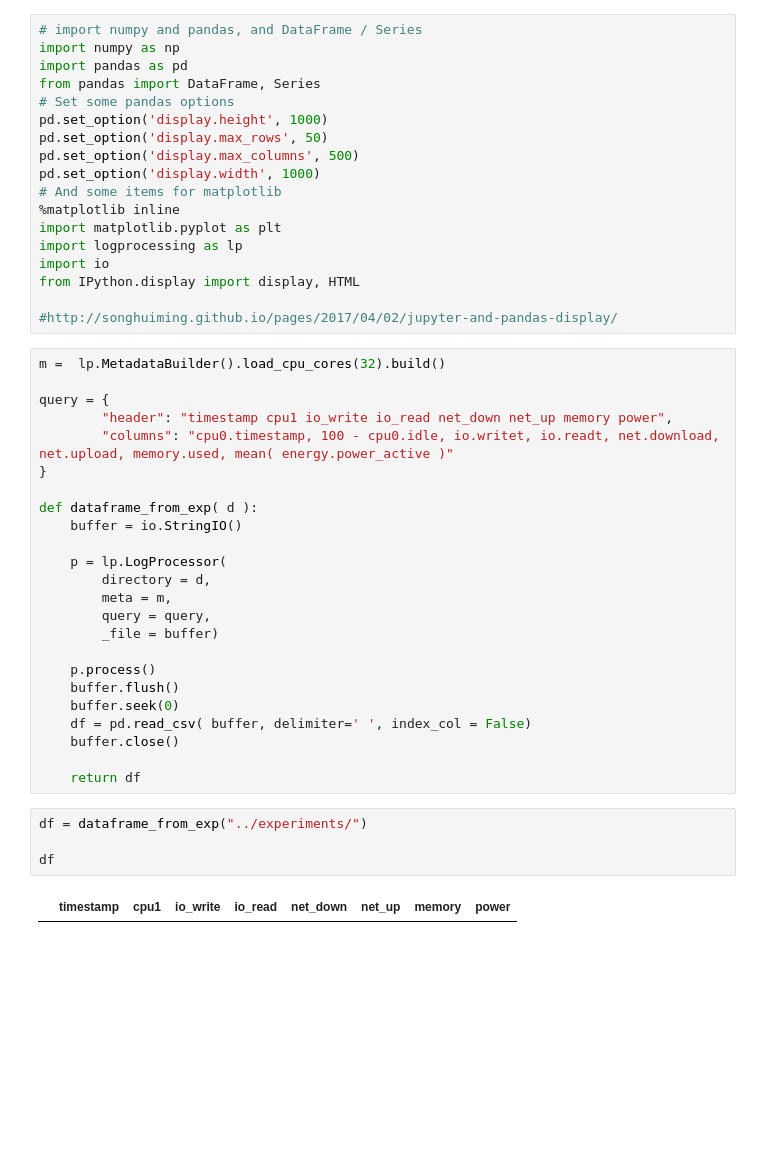
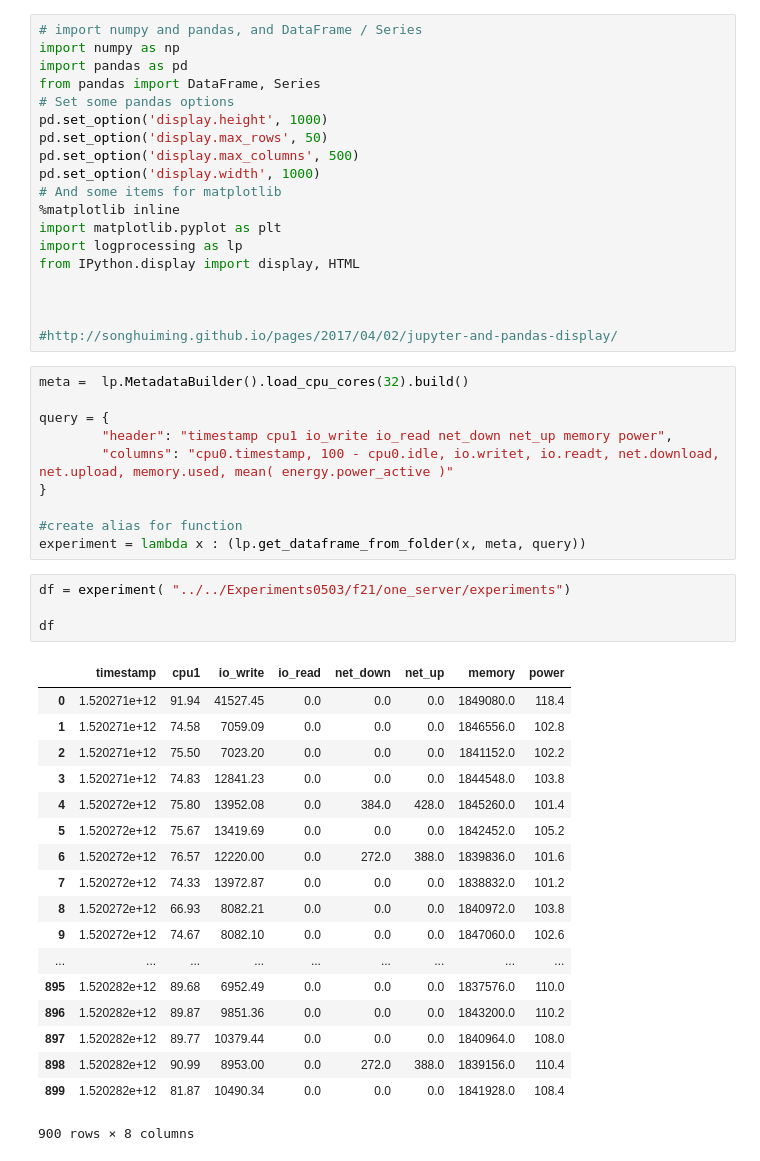
Before and after one commit to danilomo/Energy-Experiments-Data-Processing, a Jupyter notebook: python/linear_regression_example.ipynb, the cells around one changed output. Drawn from its saved outputs; the diff is of its cells as text; blank space fills up the shorter version.

```diff
--- a/python/linear_regression_example.ipynb
+++ b/python/linear_regression_example.ipynb
@@ -12,40 +12,44 @@ pd.set_option('display.width', 1000)
 %matplotlib inline
 import matplotlib.pyplot as plt
 import logprocessing as lp
-import io
 from IPython.display import display, HTML
 
+
+
 #http://songhuiming.github.io/pages/2017/04/02/jupyter-and-pandas-display/
 # %%
-m =  lp.MetadataBuilder().load_cpu_cores(32).build()
+meta =  lp.MetadataBuilder().load_cpu_cores(32).build()
 
 query = {
         "header": "timestamp cpu1 io_write io_read net_down net_up memory power",
         "columns": "cpu0.timestamp, 100 - cpu0.idle, io.writet, io.readt, net.download, net.upload, memory.used, mean( energy.power_active )"
 }
 
-def dataframe_from_exp( d ):
-    buffer = io.StringIO()
-
-    p = lp.LogProcessor(
-        directory = d,
-        meta = m,
-        query = query,
-        _file = buffer)
-
-    p.process()
-    buffer.flush()
-    buffer.seek(0)
-    df = pd.read_csv( buffer, delimiter=' ', index_col = False)
-    buffer.close()
-
-    return df
+#create alias for function
+experiment = lambda x : (lp.get_dataframe_from_folder(x, meta, query))
 # %%
-df = dataframe_from_exp("../experiments/")
+df = experiment( "../../Experiments0503/f21/one_server/experiments")
 
 df
 # %% [output]
 |  | timestamp | cpu1 | io_write | io_read | net_down | net_up | memory | power |
+| 0 | 1.520271e+12 | 91.94 | 41527.45 | 0.0 | 0.0 | 0.0 | 1849080.0 | 118.4 |
+| 1 | 1.520271e+12 | 74.58 | 7059.09 | 0.0 | 0.0 | 0.0 | 1846556.0 | 102.8 |
+| 2 | 1.520271e+12 | 75.50 | 7023.20 | 0.0 | 0.0 | 0.0 | 1841152.0 | 102.2 |
+| 3 | 1.520271e+12 | 74.83 | 12841.23 | 0.0 | 0.0 | 0.0 | 1844548.0 | 103.8 |
+| 4 | 1.520272e+12 | 75.80 | 13952.08 | 0.0 | 384.0 | 428.0 | 1845260.0 | 101.4 |
+| 5 | 1.520272e+12 | 75.67 | 13419.69 | 0.0 | 0.0 | 0.0 | 1842452.0 | 105.2 |
+| 6 | 1.520272e+12 | 76.57 | 12220.00 | 0.0 | 272.0 | 388.0 | 1839836.0 | 101.6 |
+| 7 | 1.520272e+12 | 74.33 | 13972.87 | 0.0 | 0.0 | 0.0 | 1838832.0 | 101.2 |
+| 8 | 1.520272e+12 | 66.93 | 8082.21 | 0.0 | 0.0 | 0.0 | 1840972.0 | 103.8 |
+| 9 | 1.520272e+12 | 74.67 | 8082.10 | 0.0 | 0.0 | 0.0 | 1847060.0 | 102.6 |
+| ... | ... | ... | ... | ... | ... | ... | ... | ... |
+| 895 | 1.520282e+12 | 89.68 | 6952.49 | 0.0 | 0.0 | 0.0 | 1837576.0 | 110.0 |
+| 896 | 1.520282e+12 | 89.87 | 9851.36 | 0.0 | 0.0 | 0.0 | 1843200.0 | 110.2 |
+| 897 | 1.520282e+12 | 89.77 | 10379.44 | 0.0 | 0.0 | 0.0 | 1840964.0 | 108.0 |
+| 898 | 1.520282e+12 | 90.99 | 8953.00 | 0.0 | 272.0 | 388.0 | 1839156.0 | 110.4 |
+| 899 | 1.520282e+12 | 81.87 | 10490.34 | 0.0 | 0.0 | 0.0 | 1841928.0 | 108.4 |
+900 rows × 8 columns
 # %%
 #simple monovariable linear regression model
 
```
Also changed, not shown: parts of 1 cell of this notebook, 4 other files.
